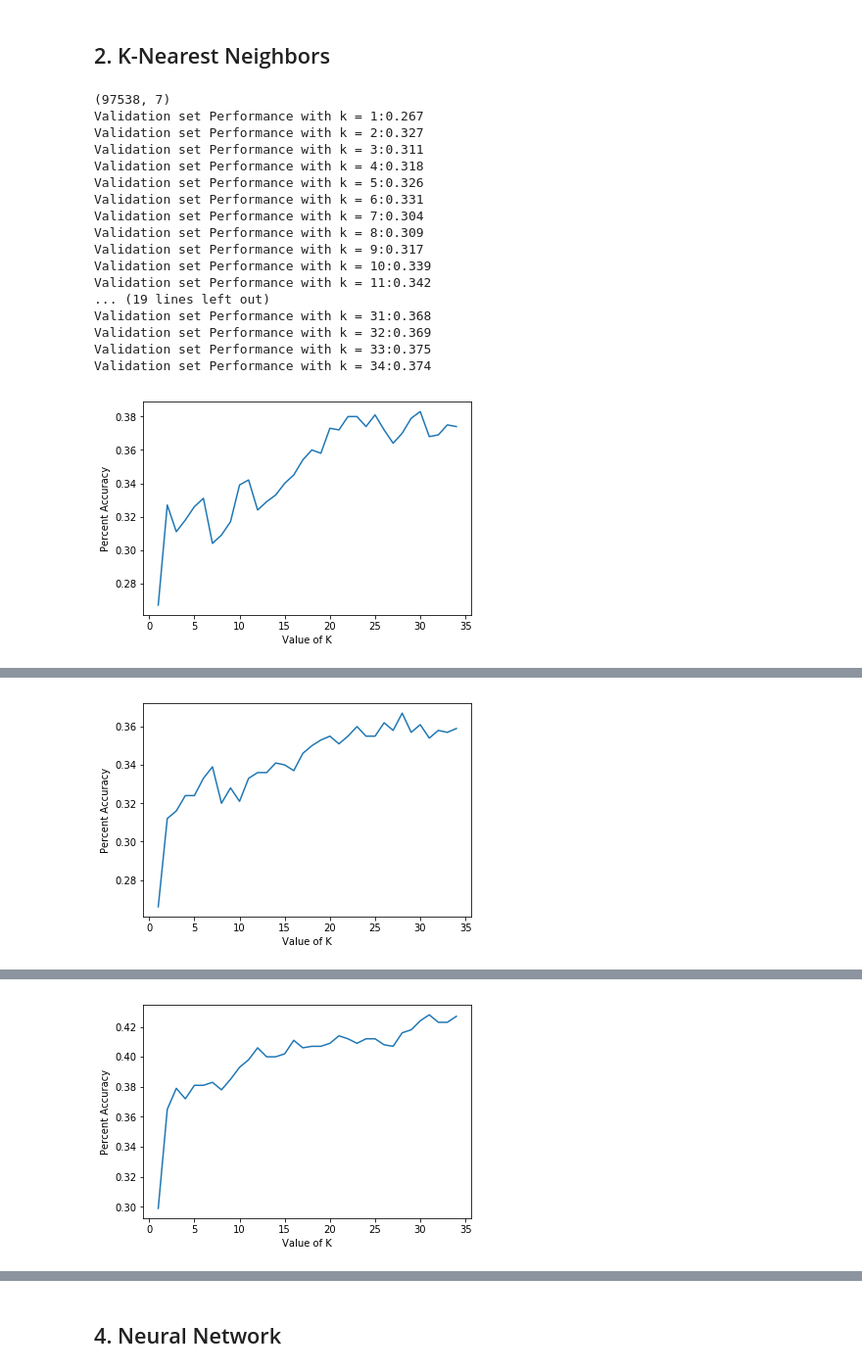
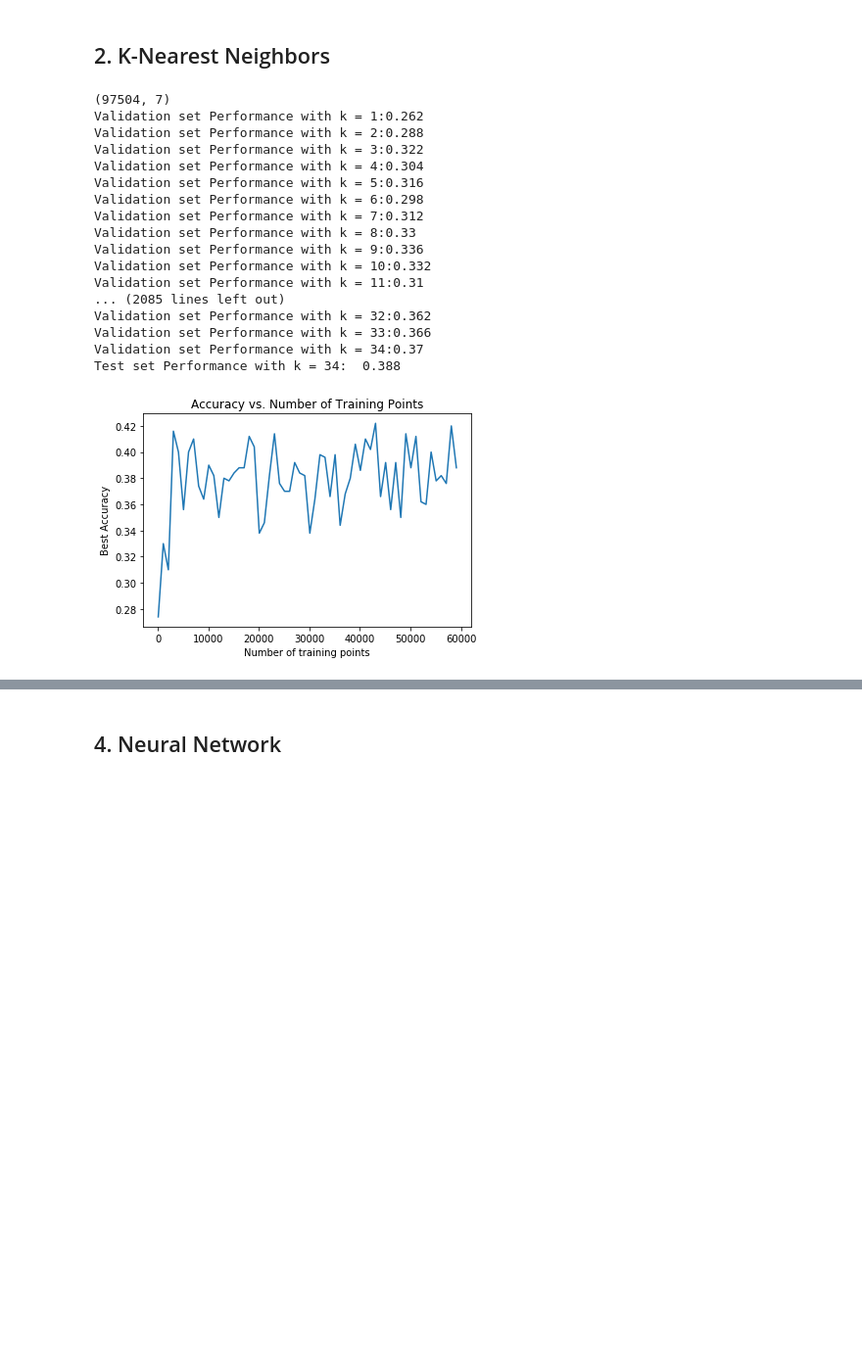
Before and after one commit to vontell/CrimePrediction, a Jupyter notebook: Experiments.ipynb, the cells around one changed output, grey strips where cells are left out. Shown at 98% size. Saved outputs shown, nothing was run; the diff lists cells and outputs as text; code cells hidden in the pictures; blank space fills up the shorter version.

Commit message:
modifications to KNN plots

```diff
--- a/Experiments.ipynb
+++ b/Experiments.ipynb
@@ -68,68 +68,69 @@ def int_to_category(prediction):
     return categories[int(prediction)]
 # %%
 def evaluate_KNN(X, Y):
-    for i in [100, 1000, 10000, 50000, 60000]:
+    x_values = []
+    y_values = []
+    for n in range(100, 60000, 1000):
+        x_values.append(n)
         # Loading data
-        X_train = X[1:i]
-        Y_train = Y[1:i]
-        X_validate = X[i:i+1000]
-        Y_validate = Y[i:i+1000]
-        X_test = X[i+1000:i+2000]
-        Y_test = Y[i+1000:i+2000]
+        # Loading data
+        X_train = X[1:n]
+        Y_train = Y[1:n]
+        X_validate = X[n:n+500]
+        Y_validate = Y[n:n+500]
+        X_test = X[n+500:n+1000]
+        Y_test = Y[n+500:n+1000]
 
         #Tuning on the validation set for value of K
         K = [k for k in range(1,35)]
         best_K = 0
         max_score = 0.0
-        x_values = []
-        y_values = []
         for k in K:
             knn = train_KNN(X_train, Y_train, k)
             predictions = knn.predict(X_validate)
             correct = 0.0
             for i in range(predictions.shape[0]):
                 if int_to_category(predictions[i]) == Y_decoder(Y_validate[i])[0]:
                     correct += 1.0
-            y_values.append(correct/predictions.shape[0])
-            x_values.append(k)
             if correct > max_score:
                 max_score = correct
                 best_K = k
             print("Validation set Performance with k = " + str(k) + ":" + str(correct/predictions.shape[0]))
-        plt.plot(x_values, y_values)
-        plt.xlabel("Value of K")
-        plt.ylabel("Percent Accuracy")
-        plt.show()
         #Evaluating on Test set with best K value
         knn = train_KNN(X_train, Y_train, best_K)
         predictions = knn.predict(X_test)
         correct = 0.0
         for i in range(predictions.shape[0]):
             if int_to_category(predictions[i]) == Y_decoder(Y_test[i])[0]:
                 correct += 1.0
         if correct > max_score:
             max_score = correct
             best_K = k
         print("Test set Performance with k = " + str(best_K) + ":  " + str(correct/predictions.shape[0]))
-
+        y_values.append(correct/predictions.shape[0])
+    plt.plot(x_values, y_values,)
+    plt.xlabel("Number of training points")
+    plt.ylabel("Best Accuracy")
+    plt.title("Accuracy vs. Number of Training Points")
+    plt.show()
 print(X.shape)
 evaluate_KNN(X, Y)
 # %% [output]
-(97538, 7)
-Validation set Performance with k = 1:0.267
-Validation set Performance with k = 2:0.327
-Validation set Performance with k = 3:0.311
-Validation set Performance with k = 4:0.318
-Validation set Performance with k = 5:0.326
-Validation set Performance with k = 6:0.331
-Validation set Performance with k = 7:0.304
-Validation set Performance with k = 8:0.309
-Validation set Performance with k = 9:0.317
-Validation set Performance with k = 10:0.339
-Validation set Performance with k = 11:0.342
-... (19 lines left out)
-Validation set Performance with k = 31:0.368
-Validation set Performance with k = 32:0.369
-Validation set Performance with k = 33:0.375
-Validation set Performance with k = 34:0.374
+(97504, 7)
+Validation set Performance with k = 1:0.262
+Validation set Performance with k = 2:0.288
+Validation set Performance with k = 3:0.322
+Validation set Performance with k = 4:0.304
+Validation set Performance with k = 5:0.316
+Validation set Performance with k = 6:0.298
+Validation set Performance with k = 7:0.312
+Validation set Performance with k = 8:0.33
+Validation set Performance with k = 9:0.336
+Validation set Performance with k = 10:0.332
+Validation set Performance with k = 11:0.31
+... (2085 lines left out)
+Validation set Performance with k = 32:0.362
+Validation set Performance with k = 33:0.366
+Validation set Performance with k = 34:0.37
+Test set Performance with k = 34:  0.388
-[figure, old version]
+[figure, new version]
@@ -153 +136,0 @@ Validation set Performance with k = 34:0.359
-[figure, removed]
@@ -171 +136,0 @@ Validation set Performance with k = 34:0.427
-[figure, removed]
```
Also changed, not shown: parts of 2 cells of this notebook.
